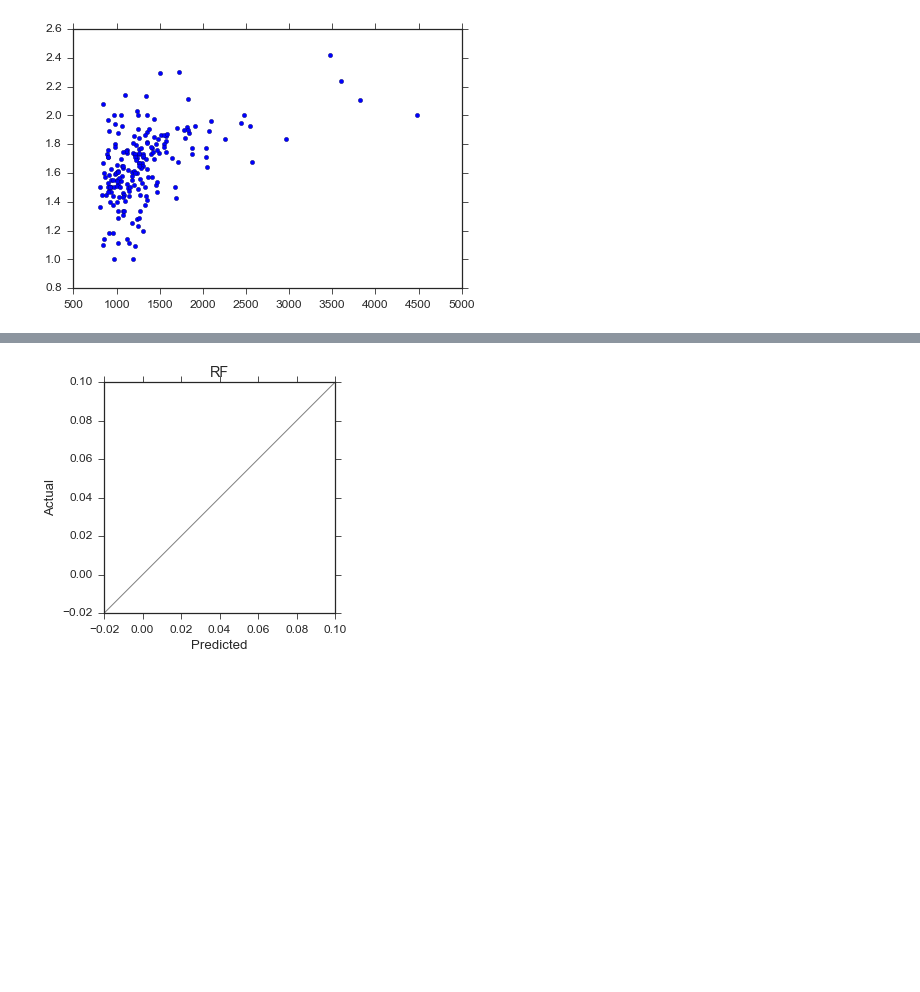
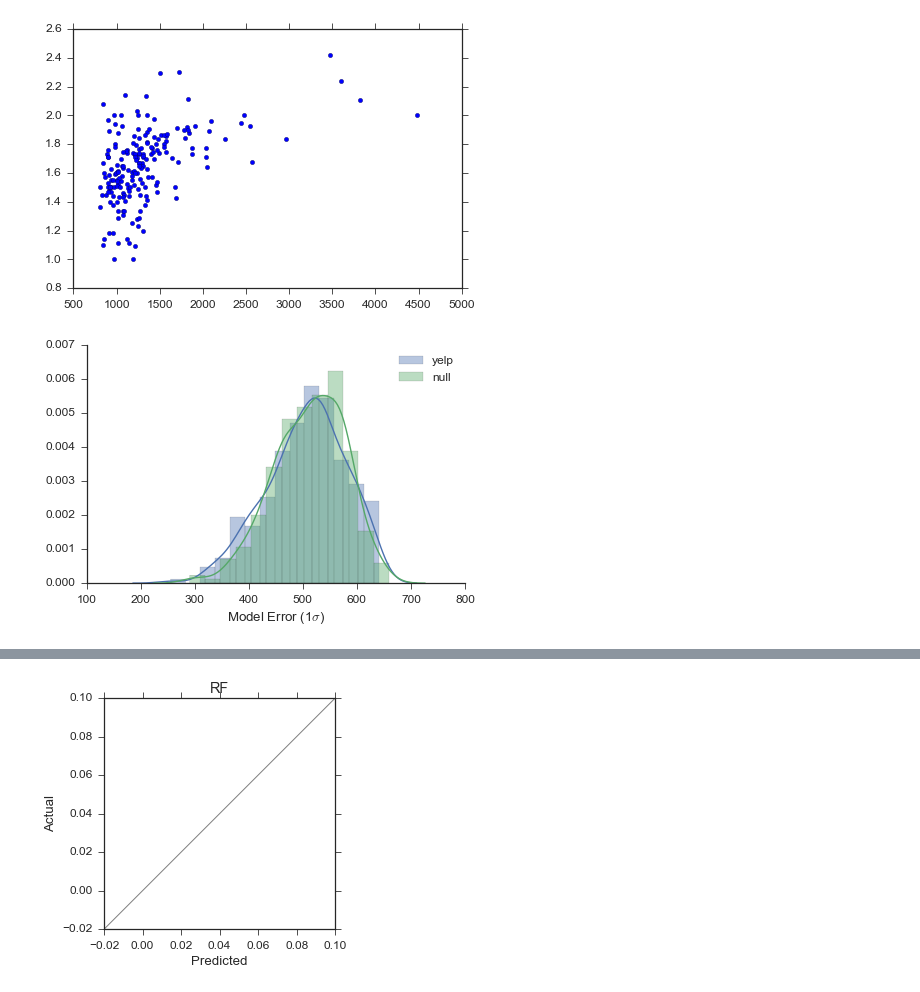
Before and after one commit to franklinmarsh/jac_project, a Jupyter notebook: yelp_zillow.ipynb, the cells around one changed output, grey strips where cells are left out. Saved outputs shown, nothing was run; the diff lists cells and outputs as text; code cells hidden in the pictures; blank space fills up the shorter version.

```diff
--- a/yelp_zillow.ipynb
+++ b/yelp_zillow.ipynb
@@ -1001,0 +1032,8 @@ c_response = d['nm'][['mean_zri']] #this is the variable that we are trying to p
+# %%
+sns.distplot(std_errors['yelp'], label = 'yelp') #with the yelp features
+sns.distplot(std_errors['null'], label = 'null') #just the dummies
+plt.xlabel('Model Error (1$\sigma$)')
+plt.legend()
+sns.despine()
+# %% [output]
+[figure, added]
```
Also changed, not shown: parts of 11 cells of this notebook.
